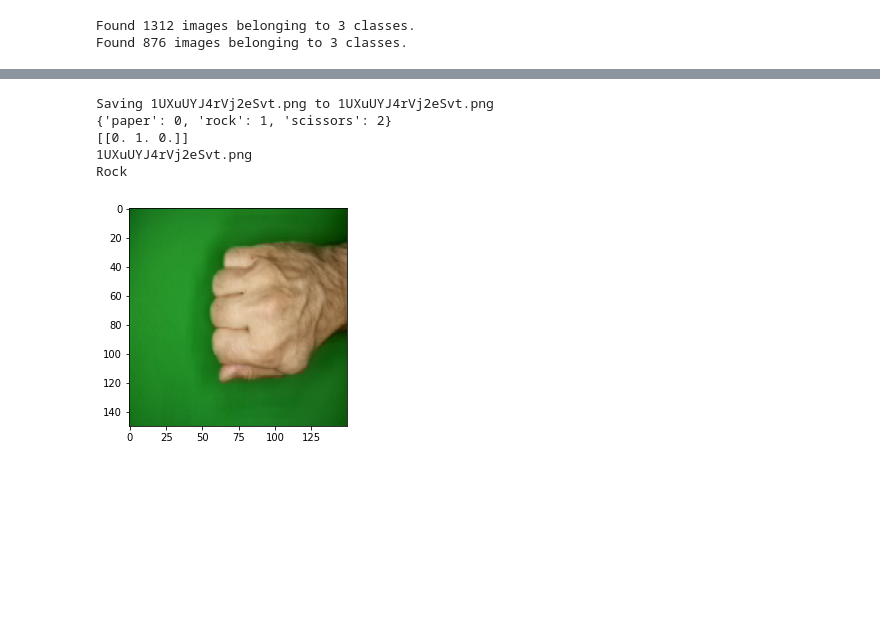
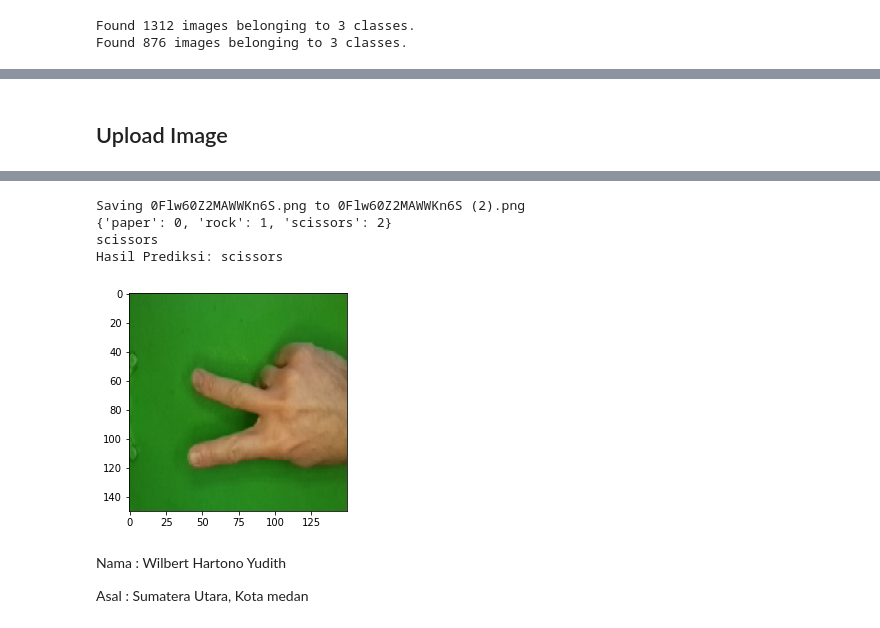
Before and after one commit to willzBox/Rock-Paper-Scissors-image_classification, a Jupyter notebook: Rock-Paper-Scissors-image_classification.ipynb, the cells around one changed output, grey strips where cells are left out. Drawn from its saved outputs; the diff is of its cells as text; code cells hidden in the pictures; blank space fills up the shorter version.

```diff
--- a/Rock-Paper-Scissors-image_classification.ipynb
+++ b/Rock-Paper-Scissors-image_classification.ipynb
@@ -114,9 +141,16 @@ model.compile(loss='categorical_crossentropy',#lebih dari 2
+# %%
+class CustomCallback(tf.keras.callbacks.Callback):
+  def on_epoch_end(self, epoch, logs={}):
+    if(logs.get('accuracy')>0.97):
+      print("Akurasi Diatas 97%")
+      self.model.stop_training = True
 # %%
-model.fit(
+history = model.fit(
       train_generator,
       steps_per_epoch=30,
-      epochs=25,
+      epochs=50,
       validation_data=validation_generator,
       validation_steps=5,
+      callbacks=[CustomCallback()],
      )
 # %% [output]
@@ -141,35 +198,35 @@ Epoch 25/25
+# %% [markdown]
+## Upload Image
+# %%
+##function untuk memperoleh nama kelas
+def get_class_string_from_index(index):
+   for class_string, class_index in validation_generator.class_indices.items():
+      if class_index == index:
+         return class_string
 # %%
 uploaded = files.upload()
 print(train_generator.class_indices)
 for fn in uploaded.keys():
 
   # predicting images
   path = fn
   img = image.load_img(path, target_size=(150,150))
   imgplot = plt.imshow(img)
   x = image.img_to_array(img)
   x = np.expand_dims(x, axis=0)
 
   images = np.vstack([x])
-  model.predict(images, batch_size=10)
   classes = model.predict(images, batch_size=10)
-  print(classes)
-
-
-  print(fn)
-  if classes[0][0]==1:
-    print("Paper")
-  elif classes[0][1] ==1:
-    print("Rock")
-  elif classes[0][2] ==1 :
-    print('Scissors')
-  else:
-    print('cannot decide')
+  predicted_index = np.argmax(classes)
+  print(get_class_string_from_index(predicted_index))
+  print("Hasil Prediksi: " + get_class_string_from_index(predicted_index))
 # %% [output]
 [interactive output not drawn]
-Saving 1UXuUYJ4rVj2eSvt.png to 1UXuUYJ4rVj2eSvt.png
+Saving 0Flw60Z2MAWWKn6S.png to 0Flw60Z2MAWWKn6S (2).png
 {'paper': 0, 'rock': 1, 'scissors': 2}
-[[0. 1. 0.]]
-1UXuUYJ4rVj2eSvt.png
-Rock
+scissors
+Hasil Prediksi: scissors
-[figure, old version]
+[figure, new version]
+# %% [markdown]
+<p>Nama : Wilbert Hartono Yudith</p>
+<p>Asal : Sumatera Utara, Kota medan</p>
```
Also changed, not shown: parts of 19 cells of this notebook.
